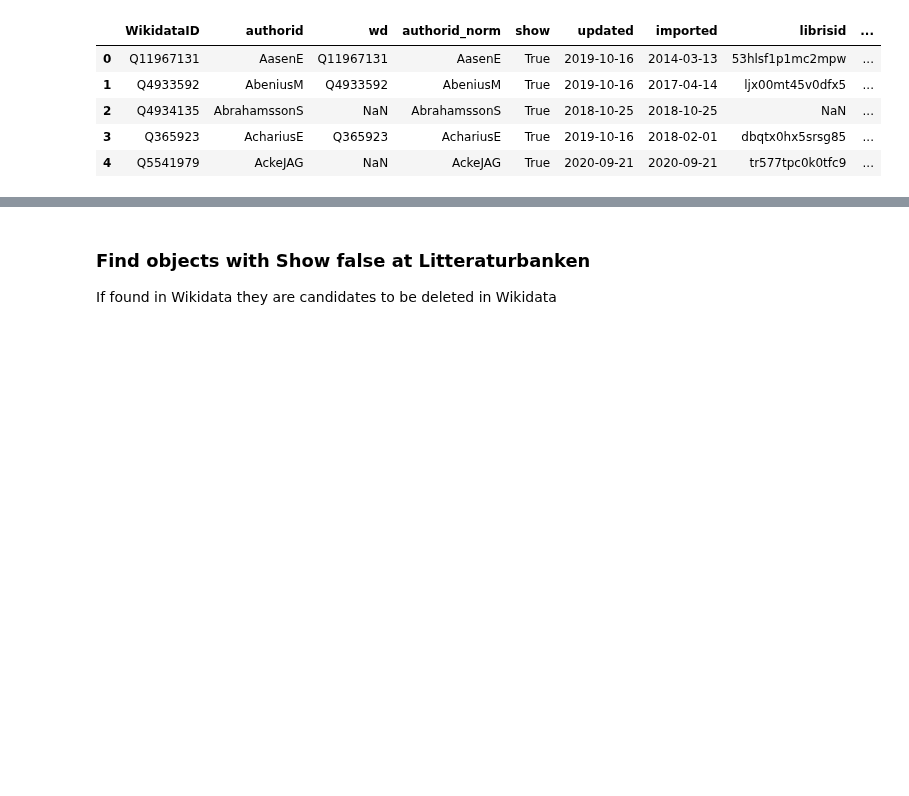
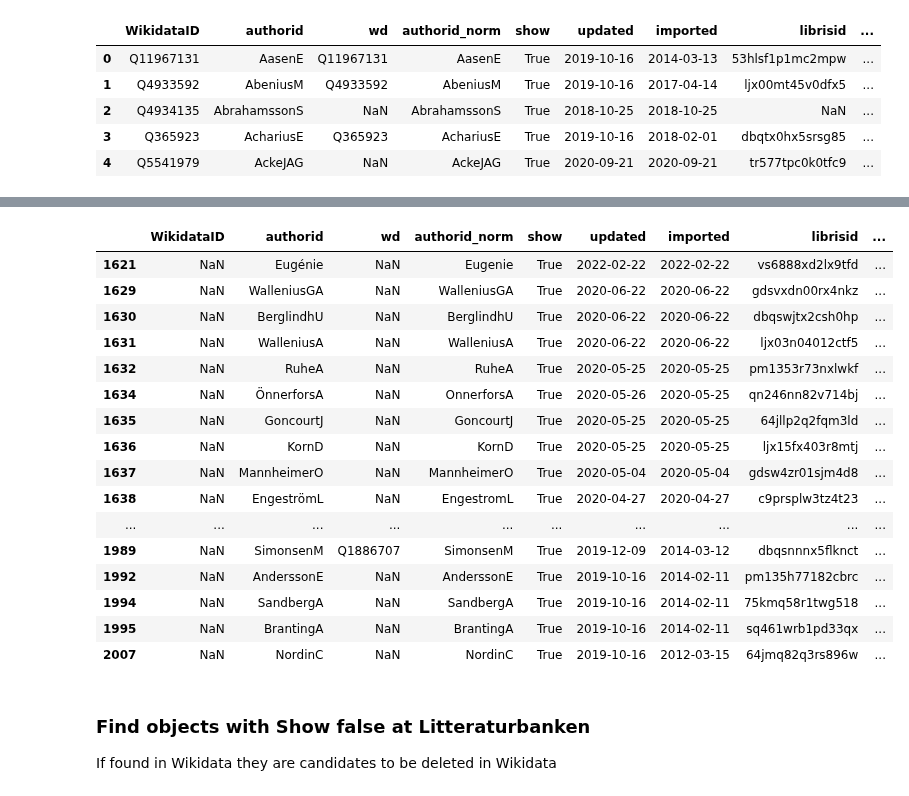
Before and after one commit to salgo60/open-data-examples, a Jupyter notebook: Litteraturbanken Author.ipynb, the cells around one changed output, grey strips where cells are left out. Drawn from its saved outputs; the diff is of its cells as text; code cells hidden in the pictures; blank space fills up the shorter version.

```diff
--- a/Litteraturbanken Author.ipynb
+++ b/Litteraturbanken Author.ipynb
@@ -477,3 +495,23 @@ memory usage: 54.5+ KB
+# %%
+Litterturbanken_only[Litterturbanken_only['librisid'].notnull()]
+# %% [output]
+|  | WikidataID | authorid | wd | authorid_norm | show | updated | imported | librisid | ... |
+| 1621 | NaN | Eugénie | NaN | Eugenie | True | 2022-02-22 | 2022-02-22 | vs6888xd2lx9tfd | ... |
+| 1629 | NaN | WalleniusGA | NaN | WalleniusGA | True | 2020-06-22 | 2020-06-22 | gdsvxdn00rx4nkz | ... |
+| 1630 | NaN | BerglindhU | NaN | BerglindhU | True | 2020-06-22 | 2020-06-22 | dbqswjtx2csh0hp | ... |
+| 1631 | NaN | WalleniusA | NaN | WalleniusA | True | 2020-06-22 | 2020-06-22 | ljx03n04012ctf5 | ... |
+| 1632 | NaN | RuheA | NaN | RuheA | True | 2020-05-25 | 2020-05-25 | pm1353r73nxlwkf | ... |
+| 1634 | NaN | ÖnnerforsA | NaN | OnnerforsA | True | 2020-05-26 | 2020-05-25 | qn246nn82v714bj | ... |
+| 1635 | NaN | GoncourtJ | NaN | GoncourtJ | True | 2020-05-25 | 2020-05-25 | 64jllp2q2fqm3ld | ... |
+| 1636 | NaN | KornD | NaN | KornD | True | 2020-05-25 | 2020-05-25 | ljx15fx403r8mtj | ... |
+| 1637 | NaN | MannheimerO | NaN | MannheimerO | True | 2020-05-04 | 2020-05-04 | gdsw4zr01sjm4d8 | ... |
+| 1638 | NaN | EngeströmL | NaN | EngestromL | True | 2020-04-27 | 2020-04-27 | c9prsplw3tz4t23 | ... |
+| ... | ... | ... | ... | ... | ... | ... | ... | ... | ... |
+| 1989 | NaN | SimonsenM | Q1886707 | SimonsenM | True | 2019-12-09 | 2014-03-12 | dbqsnnnx5flknct | ... |
+| 1992 | NaN | AnderssonE | NaN | AnderssonE | True | 2019-10-16 | 2014-02-11 | pm135h77182cbrc | ... |
+| 1994 | NaN | SandbergA | NaN | SandbergA | True | 2019-10-16 | 2014-02-11 | 75kmq58r1twg518 | ... |
+| 1995 | NaN | BrantingA | NaN | BrantingA | True | 2019-10-16 | 2014-02-11 | sq461wrb1pd33qx | ... |
+| 2007 | NaN | NordinC | NaN | NordinC | True | 2019-10-16 | 2012-03-15 | 64jmq82q3rs896w | ... |
 # %% [markdown]
 ### Find objects with Show false at Litteraturbanken
 If found in Wikidata they are candidates to be deleted in Wikidata
```
Also changed, not shown: parts of 19 cells of this notebook, 7 other files.
